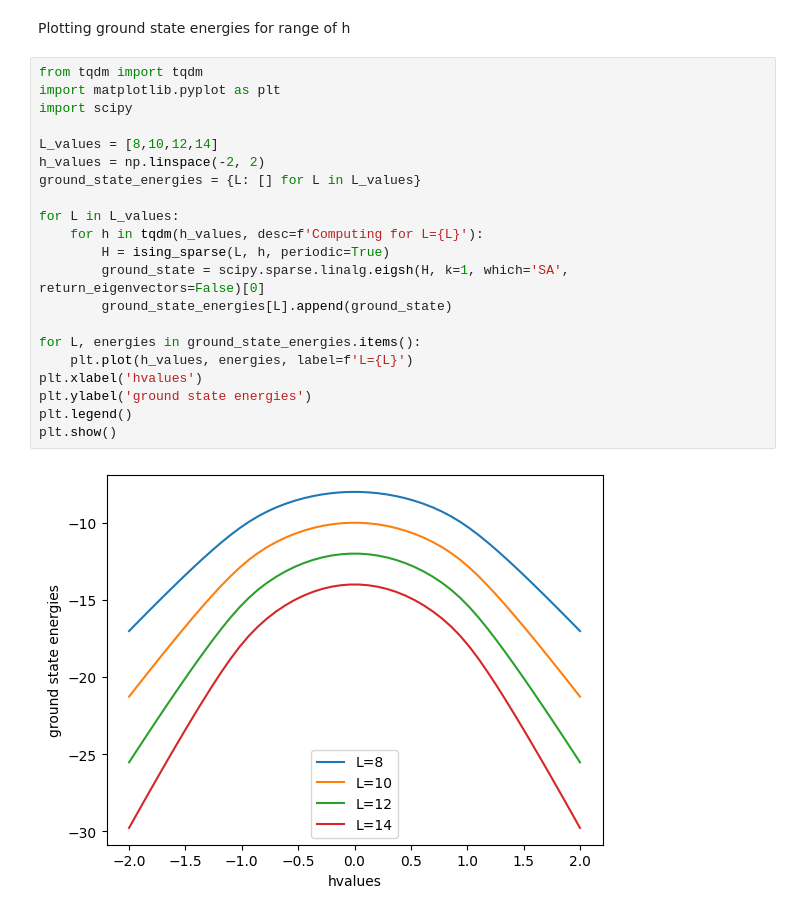
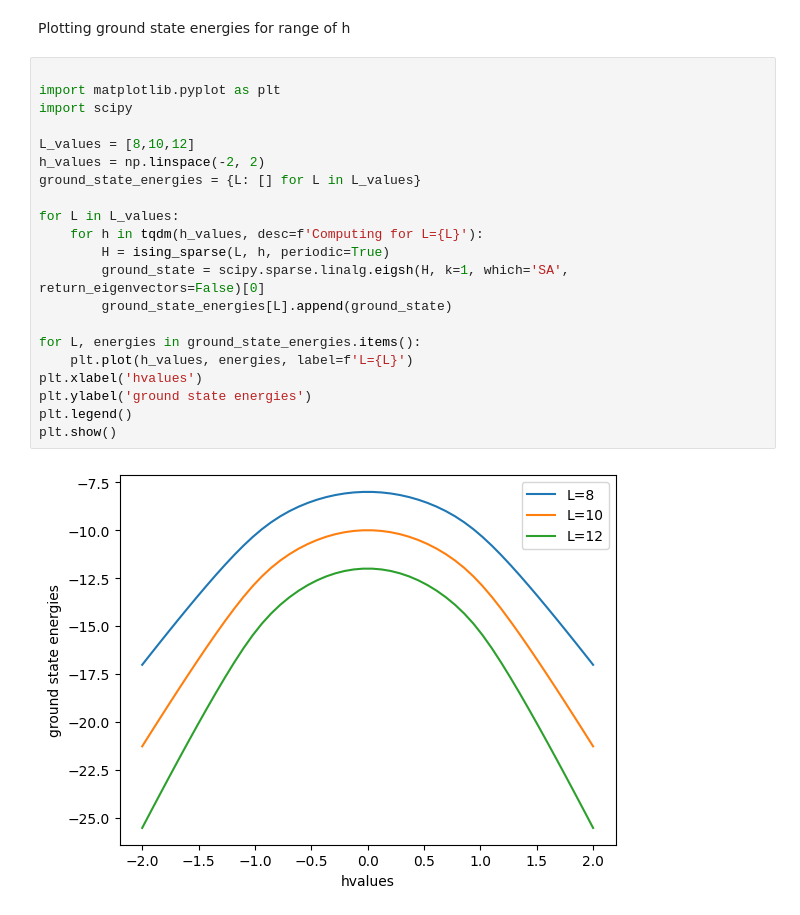
Before and after one commit to ConstantinCed/github1s, a Jupyter notebook: Assignement_1_121c.ipynb, the cells around one changed output. Cells and saved outputs as stored; diff of their text form.

```diff
--- a/Assignement_1_121c.ipynb
+++ b/Assignement_1_121c.ipynb
@@ -91,25 +114,25 @@ def ising_sparse(L,h,periodic):
 # %% [markdown]
 Plotting ground state energies for range of h
 # %%
-from tqdm import tqdm
+
 import matplotlib.pyplot as plt
 import scipy
 
-L_values = [8,10,12,14]
+L_values = [8,10,12]
 h_values = np.linspace(-2, 2)
 ground_state_energies = {L: [] for L in L_values}
 
 for L in L_values:
     for h in tqdm(h_values, desc=f'Computing for L={L}'):
         H = ising_sparse(L, h, periodic=True)
         ground_state = scipy.sparse.linalg.eigsh(H, k=1, which='SA', return_eigenvectors=False)[0]
         ground_state_energies[L].append(ground_state)
 
 for L, energies in ground_state_energies.items():
     plt.plot(h_values, energies, label=f'L={L}')
 plt.xlabel('hvalues')
 plt.ylabel('ground state energies')
 plt.legend()
 plt.show()
 # %% [output]
-[figure, old version]
+[figure, new version]
```
Also changed, not shown: parts of 11 cells of this notebook.
